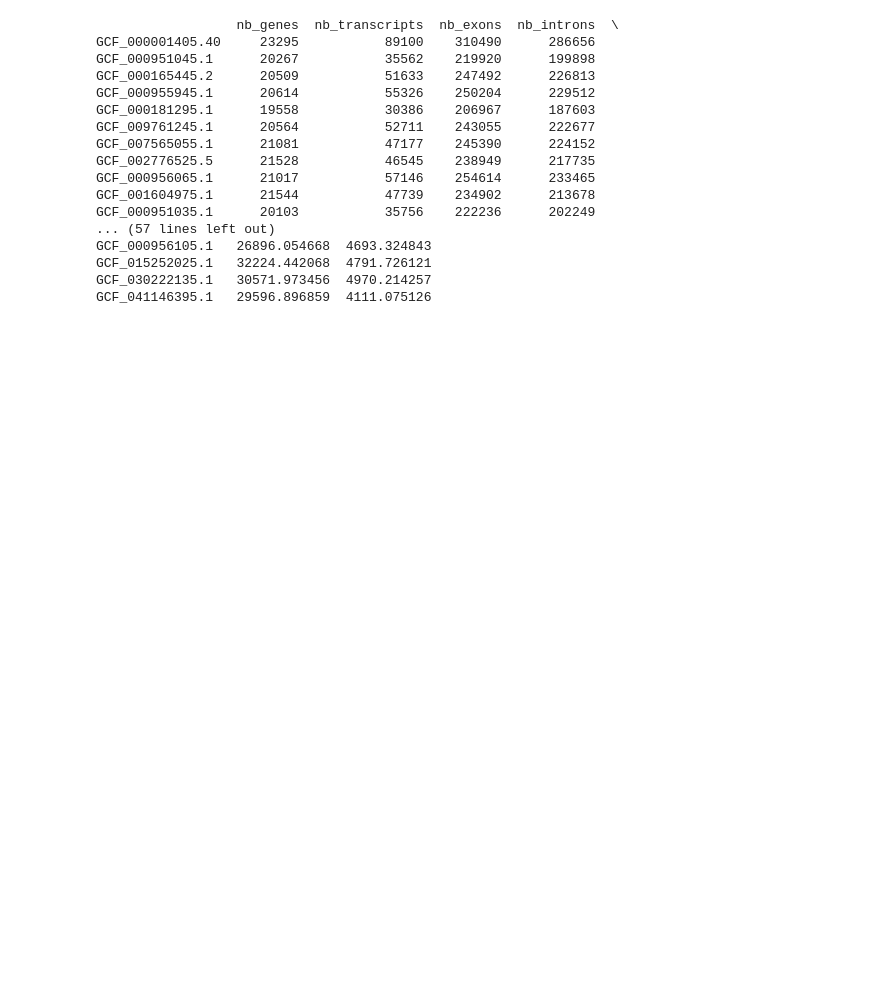
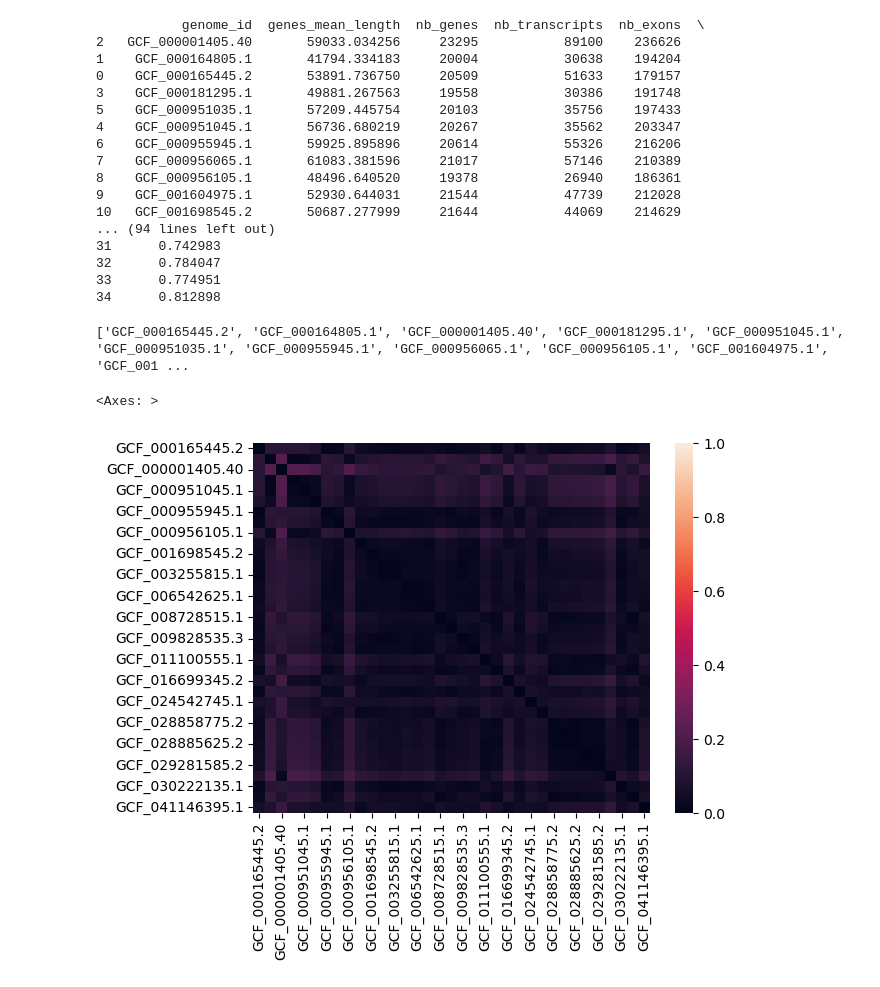
Before and after one commit to RoseCollot/Stage_CSTB_2025, a Jupyter notebook: code/notebook_graphs.ipynb, the cells around one changed output. Drawn from its saved outputs; the diff is of its cells as text; code cells hidden in the pictures; blank space fills up the shorter version.

```diff
--- a/code/notebook_graphs.ipynb
+++ b/code/notebook_graphs.ipynb
@@ -10,17 +10,15 @@ import gffutils
 #for all genomes
 def create_table (path_to_df_dir, path_to_output) :
     list_species = []
-    list_genomes = []
     for genome in os.scandir(path_to_df_dir) :
-        list_genomes.append(genome.name)
         path_dir= os.path.join(path_to_df_dir,genome.name)
         df = pd.read_csv(os.path.join(path_dir,'df'))
         df_exons = pd.read_csv(os.path.join(path_dir,'df_exons'))
         df_introns = pd.read_csv(os.path.join(path_dir,'df_introns'))
         df_stats = pd.read_csv(os.path.join(path_dir,'df_stats'))
         specie = []
-        specie.append(specie_name)
-        specie.append(genome_id)
+        specie.append(genome.name)
+        genes_mean_length = np.mean(df_stats['length'])
         specie.append(genes_mean_length)
         nb_genes = len(df['gene'].unique())
         specie.append(nb_genes)
@@ -28,38 +26,67 @@ def create_table (path_to_df_dir, path_to_output) :
         specie.append(nb_trancripts)
         nb_exons = len(df_exons)
         specie.append(nb_exons)
+        exons_mean_length = np.mean(df_exons['length'])
         specie.append(exons_mean_length)
         exon_ratio = np.mean(df_stats['ratio_exons'])
         specie.append(exon_ratio)
         nb_introns = len(df_introns)
         specie.append(nb_introns)
+        intron_mean_length = np.mean(df_introns['length'])
         specie.append(intron_mean_length)
         intron_ratio = np.mean(df_stats['ratio_introns'])
         specie.append(intron_ratio)
         list_species.append(specie)
     table_species = pd.DataFrame(list_species,
-                                 columns=('species','genome_id','genes_mean_length','nb_genes','nb_transcripts','nb_exons','exons_mean_length','exon_ratio','nb_introns','introns_mean_length','intron_ratio'),
-                                 index=list_genomes)
+                                 columns=('genome_id','genes_mean_length','nb_genes','nb_transcripts','nb_exons','exons_mean_length','exon_ratio','nb_introns','introns_mean_length','intron_ratio'))
+    table_species = table_species.sort_values(by='genome_id')
     table_species.to_csv(path_to_output)
     return table_species
 
 df=create_table('/home/collot/stage/collot/output_dataframes', '/home/collot/stage/collot/table_species.csv')
 print(df)
 # %% [output]
-                  nb_genes  nb_transcripts  nb_exons  nb_introns  \
-GCF_000001405.40     23295           89100    310490      286656
-GCF_000951045.1      20267           35562    219920      199898
-GCF_000165445.2      20509           51633    247492      226813
-GCF_000955945.1      20614           55326    250204      229512
-GCF_000181295.1      19558           30386    206967      187603
-GCF_009761245.1      20564           52711    243055      222677
-GCF_007565055.1      21081           47177    245390      224152
-GCF_002776525.5      21528           46545    238949      217735
-GCF_000956065.1      21017           57146    254614      233465
-GCF_001604975.1      21544           47739    234902      213678
-GCF_000951035.1      20103           35756    222236      202249
-... (57 lines left out)
-GCF_000956105.1   26896.054668  4693.324843
-GCF_015252025.1   32224.442068  4791.726121
-GCF_030222135.1   30571.973456  4970.214257
-GCF_041146395.1   29596.896859  4111.075126
+           genome_id  genes_mean_length  nb_genes  nb_transcripts  nb_exons  \
+2   GCF_000001405.40       59033.034256     23295           89100    236626
+1    GCF_000164805.1       41794.334183     20004           30638    194204
+0    GCF_000165445.2       53891.736750     20509           51633    179157
+3    GCF_000181295.1       49881.267563     19558           30386    191748
+5    GCF_000951035.1       57209.445754     20103           35756    197433
+4    GCF_000951045.1       56736.680219     20267           35562    203347
+6    GCF_000955945.1       59925.895896     20614           55326    216206
+7    GCF_000956065.1       61083.381596     21017           57146    210389
+8    GCF_000956105.1       48496.640520     19378           26940    186361
+9    GCF_001604975.1       52930.644031     21544           47739    212028
+10   GCF_001698545.2       50687.277999     21644           44069    214629
+... (94 lines left out)
+31      0.742983
+32      0.784047
+33      0.774951
+34      0.812898
+# %%
+def create_df (path_to_df_dir) :
+    genome_list = []
+    df=[]
+    for genome in os.scandir(path_to_df_dir) :
+        genome_list.append(genome.name)
+
+    for i in range(len(genome_list)):
+        path_dir= os.path.join(path_to_df_dir,genome_list[i])
+        df_stats_i = pd.read_csv(os.path.join(path_dir,'df_stats'))
+        row = []
+        for j in range(len(genome_list)):
+            path_dir= os.path.join(path_to_df_dir,genome_list[j])
+            df_stats_j = pd.read_csv(os.path.join(path_dir,'df_stats'))
+            ks_score = scipy.stats.ks_2samp(df_stats_i['ratio_introns'], df_stats_j['ratio_introns'],nan_policy='omit')
+            row.append(ks_score.statistic)
+        df.append(row)
+    df_ks = pd.DataFrame(df, columns=genome_list, index=genome_list)
+    print(genome_list)
+    return df_ks
+
+df_ks_i = create_df('/home/collot/stage/collot/output_dataframes')
+sns.heatmap(df_ks_i, vmax=1)
+# %% [output]
+['GCF_000165445.2', 'GCF_000164805.1', 'GCF_000001405.40', 'GCF_000181295.1', 'GCF_000951045.1', 'GCF_000951035.1', 'GCF_000955945.1', 'GCF_000956065.1', 'GCF_000956105.1', 'GCF_001604975.1', 'GCF_001 ...
+<Axes: >
+[figure, added]
```
Also changed, not shown: parts of 4 cells of this notebook.
